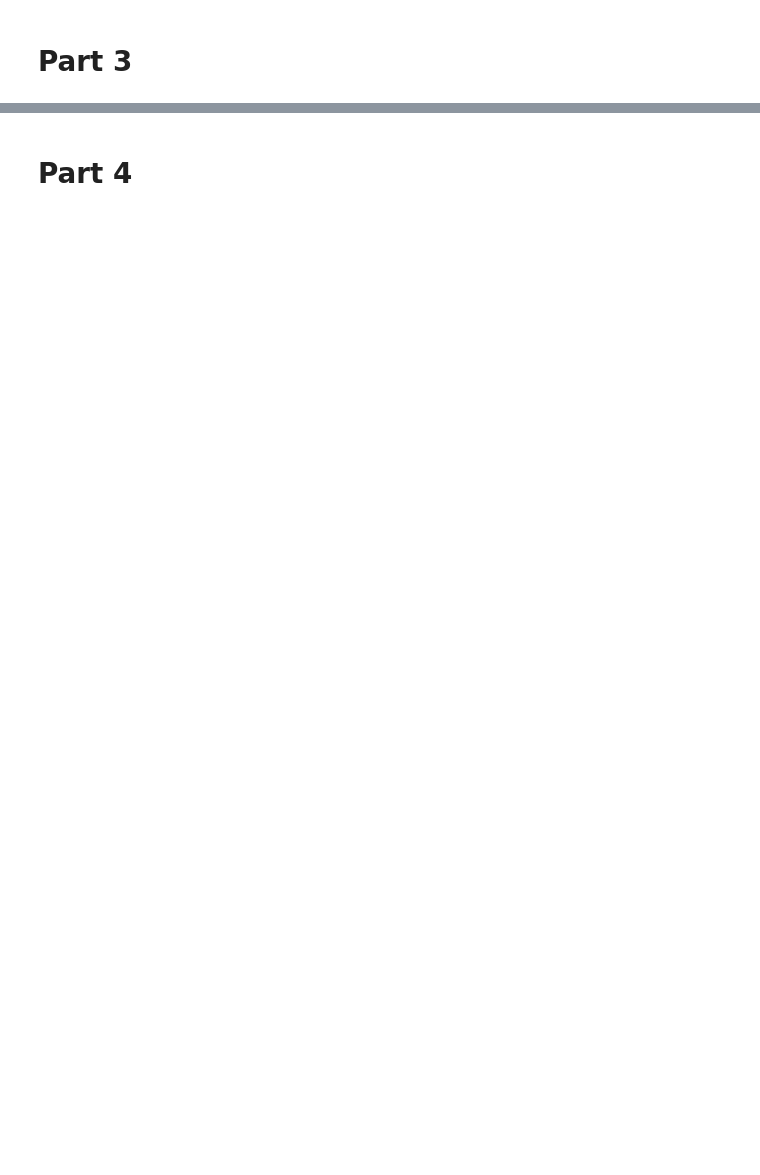
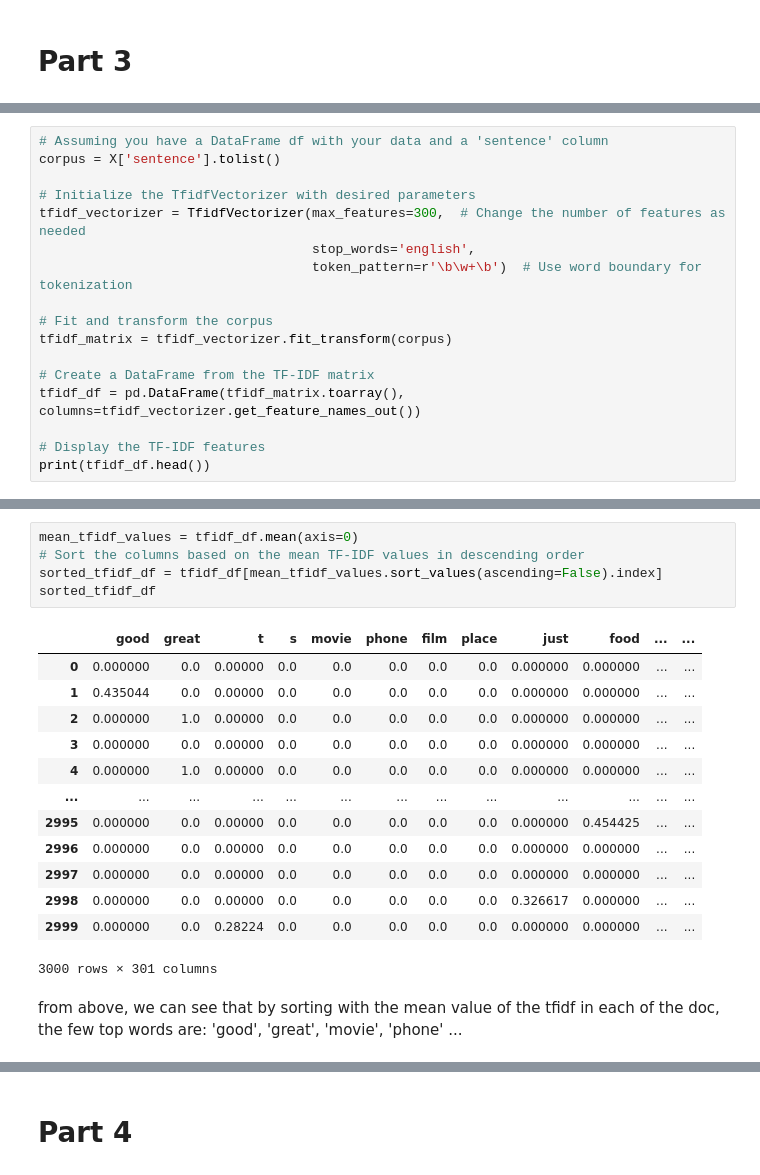
Before and after one commit to timothy0203/DM2023-Lab1-Master, a Jupyter notebook: Homework/DM2023-Lab1-Homework.ipynb, the cells around one changed output, grey strips where cells are left out. Cells and saved outputs as stored; diff of their text form; blank space fills up the shorter version.

```diff
--- a/Homework/DM2023-Lab1-Homework.ipynb
+++ b/Homework/DM2023-Lab1-Homework.ipynb
@@ -895,0 +1014,17 @@ X[0:9]
+# %%
+# Assuming you have a DataFrame df with your data and a 'sentence' column
+corpus = X['sentence'].tolist()
+
+# Initialize the TfidfVectorizer with desired parameters
+tfidf_vectorizer = TfidfVectorizer(max_features=300,  # Change the number of features as needed
+                                   stop_words='english',
+                                   token_pattern=r'\b\w+\b')  # Use word boundary for tokenization
+
+# Fit and transform the corpus
+tfidf_matrix = tfidf_vectorizer.fit_transform(corpus)
+
+# Create a DataFrame from the TF-IDF matrix
+tfidf_df = pd.DataFrame(tfidf_matrix.toarray(), columns=tfidf_vectorizer.get_feature_names_out())
+
+# Display the TF-IDF features
+print(tfidf_df.head())
@@ -895,0 +1049,21 @@ X[0:9]
+# %%
+mean_tfidf_values = tfidf_df.mean(axis=0)
+# Sort the columns based on the mean TF-IDF values in descending order
+sorted_tfidf_df = tfidf_df[mean_tfidf_values.sort_values(ascending=False).index]
+sorted_tfidf_df
+# %% [output]
+|  | good | great | t | s | movie | phone | film | place | just | food | ... | ... |
+| 0 | 0.000000 | 0.0 | 0.00000 | 0.0 | 0.0 | 0.0 | 0.0 | 0.0 | 0.000000 | 0.000000 | ... | ... |
+| 1 | 0.435044 | 0.0 | 0.00000 | 0.0 | 0.0 | 0.0 | 0.0 | 0.0 | 0.000000 | 0.000000 | ... | ... |
+| 2 | 0.000000 | 1.0 | 0.00000 | 0.0 | 0.0 | 0.0 | 0.0 | 0.0 | 0.000000 | 0.000000 | ... | ... |
+| 3 | 0.000000 | 0.0 | 0.00000 | 0.0 | 0.0 | 0.0 | 0.0 | 0.0 | 0.000000 | 0.000000 | ... | ... |
+| 4 | 0.000000 | 1.0 | 0.00000 | 0.0 | 0.0 | 0.0 | 0.0 | 0.0 | 0.000000 | 0.000000 | ... | ... |
+| ... | ... | ... | ... | ... | ... | ... | ... | ... | ... | ... | ... | ... |
+| 2995 | 0.000000 | 0.0 | 0.00000 | 0.0 | 0.0 | 0.0 | 0.0 | 0.0 | 0.000000 | 0.454425 | ... | ... |
+| 2996 | 0.000000 | 0.0 | 0.00000 | 0.0 | 0.0 | 0.0 | 0.0 | 0.0 | 0.000000 | 0.000000 | ... | ... |
+| 2997 | 0.000000 | 0.0 | 0.00000 | 0.0 | 0.0 | 0.0 | 0.0 | 0.0 | 0.000000 | 0.000000 | ... | ... |
+| 2998 | 0.000000 | 0.0 | 0.00000 | 0.0 | 0.0 | 0.0 | 0.0 | 0.0 | 0.326617 | 0.000000 | ... | ... |
+| 2999 | 0.000000 | 0.0 | 0.28224 | 0.0 | 0.0 | 0.0 | 0.0 | 0.0 | 0.000000 | 0.000000 | ... | ... |
+3000 rows × 301 columns
+# %% [markdown]
+from above, we can see that by sorting with the mean value of the tfidf in each of the doc, the few top words are: 'good', 'great', 'movie', 'phone' ...
```
Also changed, not shown: parts of 25 cells of this notebook.
